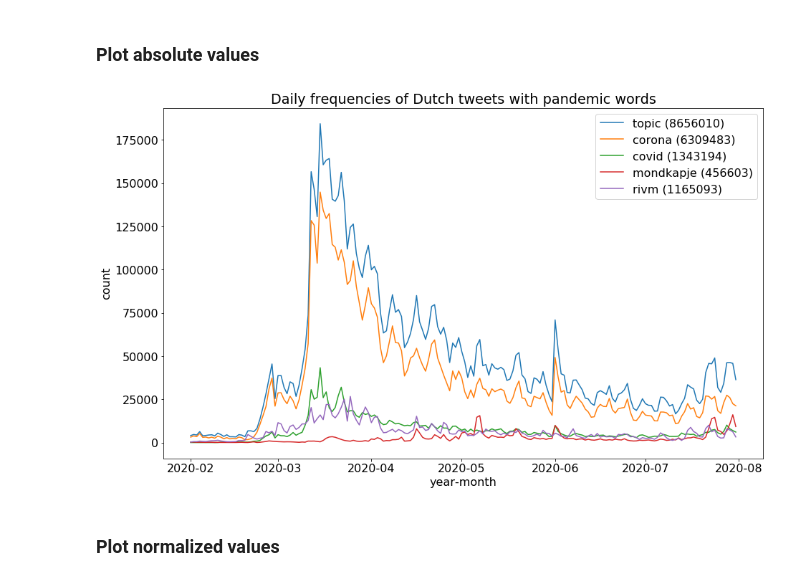
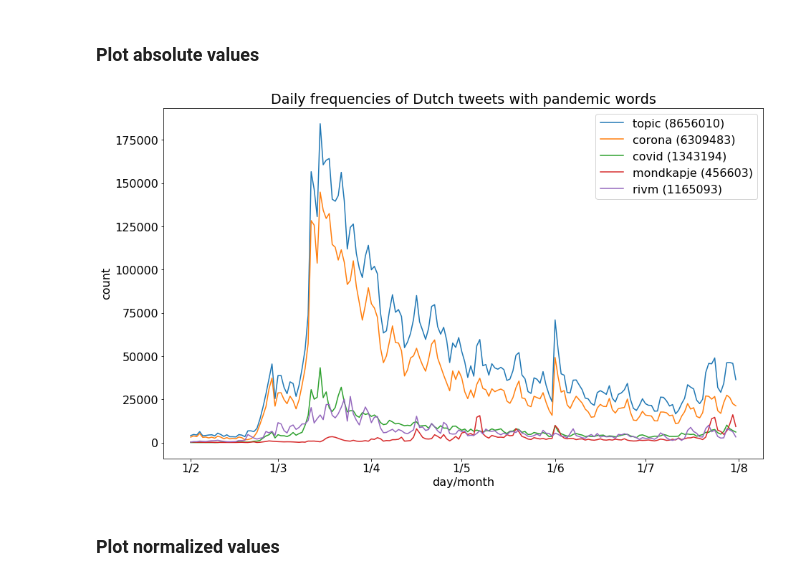
Before and after one commit to puregome/notebooks, a Jupyter notebook: tweet-counts.ipynb, the cells around one changed output. Drawn from its saved outputs; the diff is of its cells as text; code cells hidden in the pictures.

Commit message:
changed graphs

```diff
--- a/tweet-counts.ipynb
+++ b/tweet-counts.ipynb
@@ -161,40 +161,41 @@ import matplotlib.pyplot as plt
 import matplotlib.dates as mdates
 import matplotlib
 #%matplotlib inline
 
 DATEFORMATPLOT = "%Y%m%d"
 PLOTFILEOUT = "tweet-frequencies.png"
 
 def getWeekendDates(dateStrings):
     weekendDates = []
     for ds in dateStrings:
         d = datetime.strptime(str(ds),DATEFORMATPLOT)
         if d == 0 or d == 6: weekendDates.append(d)
 
 def stringArrayToDates(stringList,dateFormat=DATEFORMATPLOT):
     return([datetime.strptime(str(date),dateFormat) for date in stringList])
 
 def makeLabel(name,myDict):
     return(name+" ("+str(sum(myDict.values()))+")")
 
 weakendDates = getWeekendDates(rivm.keys())
 font = {"size":16}
 matplotlib.rc("font",**font)
 plt.figure(figsize=(15,9))
 ax1 = plt.subplot(111)
-ax1.plot_date(stringArrayToDates(topic7.keys()),list(topic.values()),xdate=True,fmt="-",label=makeLabel("topic",topic))
-ax1.plot_date(stringArrayToDates(corona7.keys()),list(corona.values()),xdate=True,fmt="-",label=makeLabel("corona",corona))
-ax1.plot_date(stringArrayToDates(covid7.keys()),list(covid.values()),xdate=True,fmt="-",label=makeLabel("covid",covid))
-ax1.plot_date(stringArrayToDates(mondkapje7.keys()),list(mondkapje.values()),xdate=True,fmt="-",label=makeLabel("mondkapje",mondkapje))
-ax1.plot_date(stringArrayToDates(rivm7.keys()),list(rivm.values()),xdate=True,fmt="-",label=makeLabel("rivm",rivm))
+ax1.plot_date(stringArrayToDates(topic.keys()),list(topic.values()),xdate=True,fmt="-",label=makeLabel("topic",topic))
+ax1.plot_date(stringArrayToDates(corona.keys()),list(corona.values()),xdate=True,fmt="-",label=makeLabel("corona",corona))
+ax1.plot_date(stringArrayToDates(covid.keys()),list(covid.values()),xdate=True,fmt="-",label=makeLabel("covid",covid))
+ax1.plot_date(stringArrayToDates(mondkapje.keys()),list(mondkapje.values()),xdate=True,fmt="-",label=makeLabel("mondkapje",mondkapje))
+ax1.plot_date(stringArrayToDates(rivm.keys()),list(rivm.values()),xdate=True,fmt="-",label=makeLabel("rivm",rivm))
+ax1.xaxis.set_major_formatter(mdates.DateFormatter("%-d/%-m"))
 dummy = ax1.legend()
 plt.title("Daily frequencies of Dutch tweets with pandemic words")
-plt.xlabel("year-month")
+plt.xlabel("day/month")
 plt.ylabel("count")
 plt.savefig(PLOTFILEOUT)
 plt.show()
 # %% [output]
-[figure, old version]
+[figure, new version]
 # %% [markdown]
 ### Plot normalized values
 # %%
```
Also changed, not shown: 1 other file.
